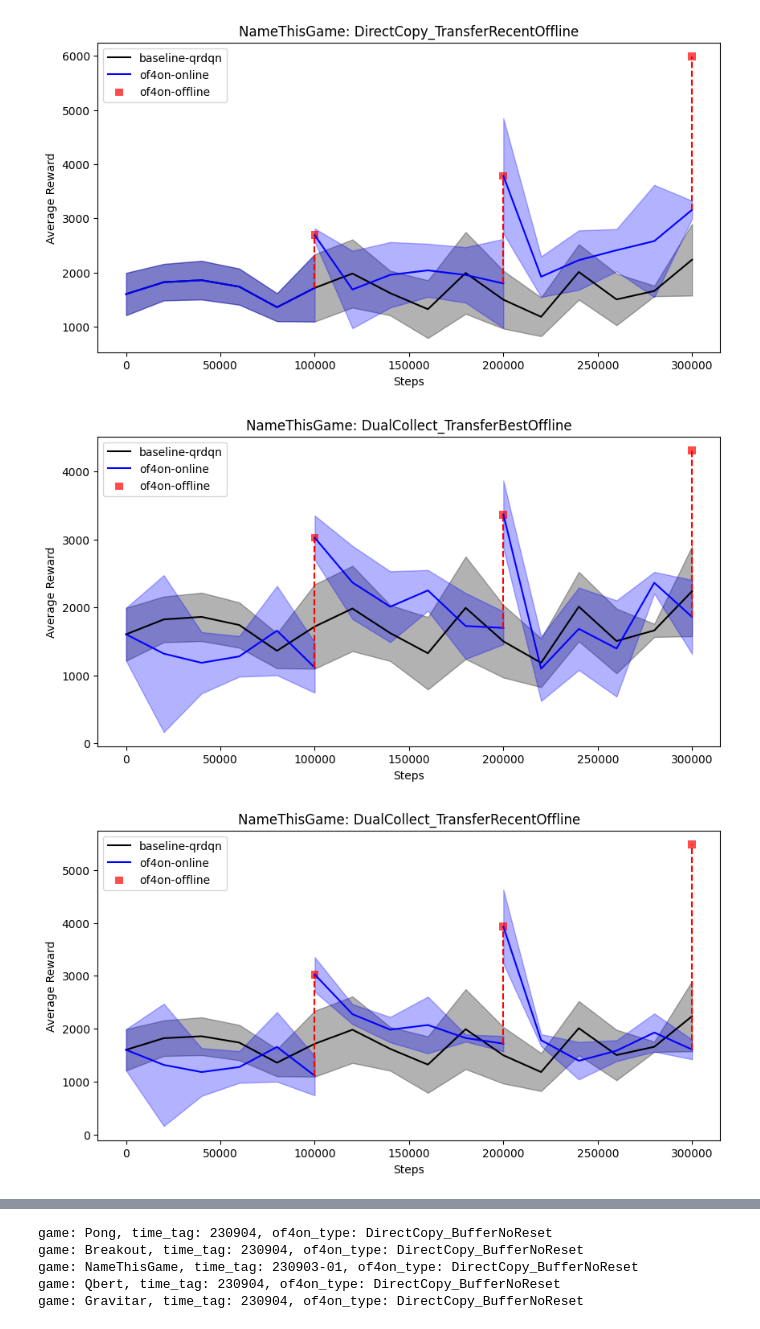
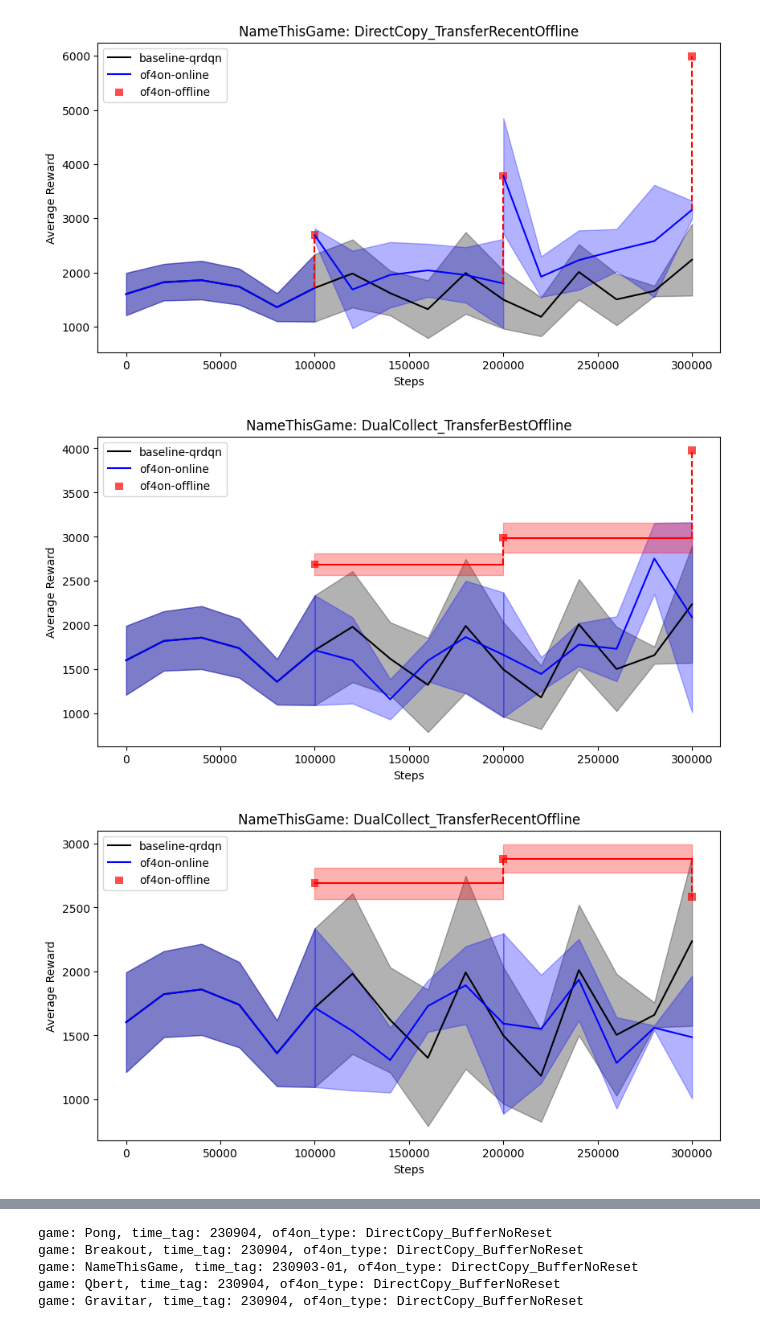
Before and after one commit to oceank/tianshou, a Jupyter notebook: result_vis/result_plot.ipynb, the cells around one changed output, grey strips where cells are left out. Saved outputs shown, nothing was run; the diff lists cells and outputs as text; code cells hidden in the pictures.

```diff
--- a/result_vis/result_plot.ipynb
+++ b/result_vis/result_plot.ipynb
@@ -368,22 +337,27 @@ game_envname = f"{game}NoFrameskip-v4"
 of4on_log_tags = [
     "bt1-bOff", "bt1-rOff", "mecS0.75E0.75-bOff", "mecS0.75E0.75-rOff",
 ]
-of4on_types = [
+of4on_configs = [
     "DirectCopy_TransferBestOffline", "DirectCopy_TransferRecentOffline",
     "DualCollect_TransferBestOffline", "DualCollect_TransferRecentOffline"]
-for of4on_type, of4on_log_tag in zip(of4on_types, of4on_log_tags):
-    print(f"game: {game}, of4on_type: {of4on_type}")
+for of4on_config, of4on_log_tag in zip(of4on_configs, of4on_log_tags):
+    print(f"game: {game}, of4on_config: {of4on_config}")
     of4on_algo = f"cql-{baseline_algo}-{of4on_log_tag}-{of4on_ofgradient_kind}"
+    folder_time_tag = None
+    if of4on_config == "DualCollect_TransferBestOffline":
+        folder_time_tag = "230906-125036"
+    elif of4on_config == "DualCollect_TransferRecentOffline":
+        folder_time_tag = "230906-124854"
     rewards_bs, steps_bs, rewards_on, steps_on, rewards_of, steps_of = load_experiment_result(
         log_root, game, seeds, phases,
         epochs_online, baseline_algo, of4on_algo,
         online_policy_perf_filename, best_offline_policy_perf_filename,
         epochs_online_bs = None,
-        folder_time_tag = None,
+        folder_time_tag = folder_time_tag
         )
     plot_of4on_with_baseline(
         game, baseline_algo, of4on_algo,
         rewards_bs, steps_bs, rewards_on, steps_on, rewards_of, steps_of,
-        of4on_type = of4on_type,
+        of4on_config = of4on_config,
     )
 # %% [output]
@@ -394,4 +368,4 @@ game: NameThisGame, of4on_type: DualCollect_TransferRecentOffline
 [figure]
 [figure]
-[figure, old version]
+[figure, new version]
-[figure, old version]
+[figure, new version]
```
Also changed, not shown: parts of 9 cells of this notebook.
